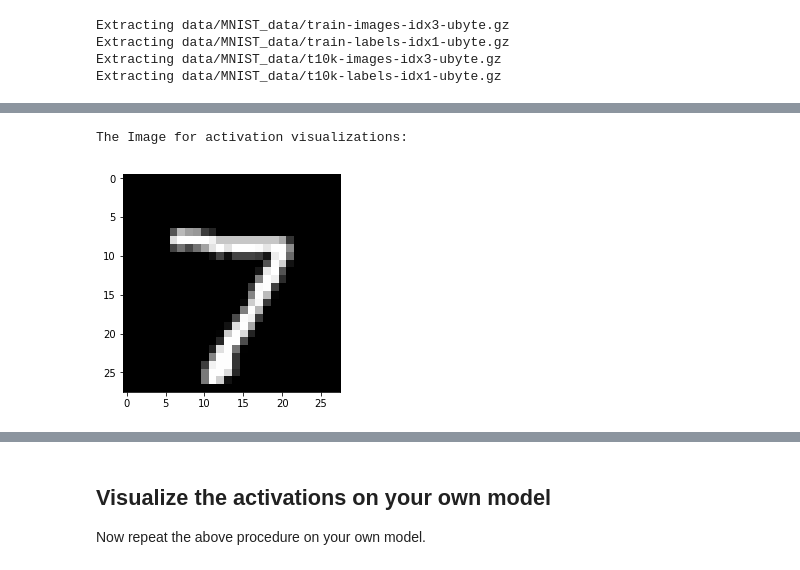
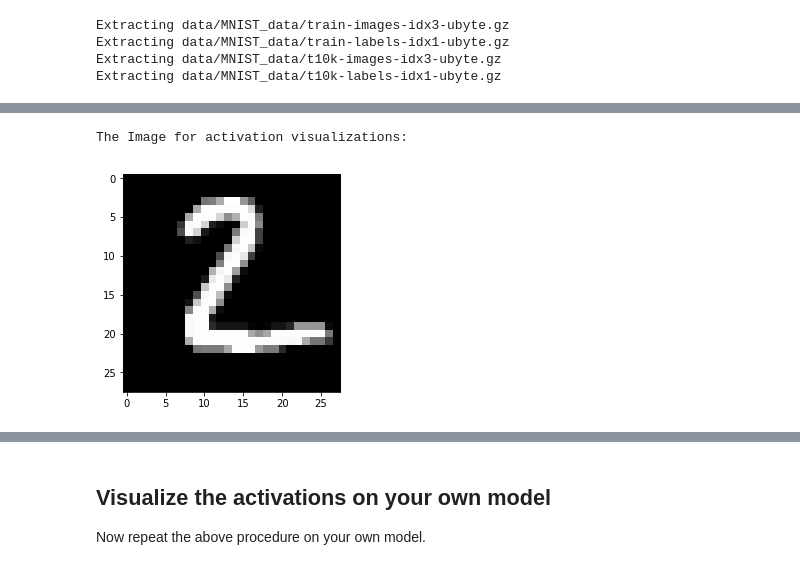
Before and after one commit to kaushalv274/Deep-Learning, a Jupyter notebook: assignment1/Problem_4.ipynb, the cells around one changed output, grey strips where cells are left out. Cells and saved outputs as stored; diff of their text form; code cells hidden in the pictures.

```diff
--- a/assignment1/Problem_4.ipynb
+++ b/assignment1/Problem_4.ipynb
@@ -629,14 +629,14 @@ def getActivations_mnist(layer, features):
     ax1.imshow(grid[...,0])
     ax1.set_title('{} Activations'.format(layer.name), fontsize=16)
 # %%
-imageToUse = mnist.test.images[0]
+imageToUse = mnist.test.images[1]
 imageToShow = np.expand_dims(np.reshape(imageToUse,[28,28]), axis=-1)
 imageToShow = np.tile(imageToShow, (1,1,3))
 plt.imshow(imageToShow, interpolation="nearest", cmap="gray")
 print "The Image for activation visualizations:"
 # %% [output]
 The Image for activation visualizations:
-[figure, old version]
+[figure, new version]
 # %%
 # Visualize the first 3 activation maps after convs
 getActivations_mnist(sconv_1,imageToUse)
```
Also changed, not shown: parts of 10 cells of this notebook.
